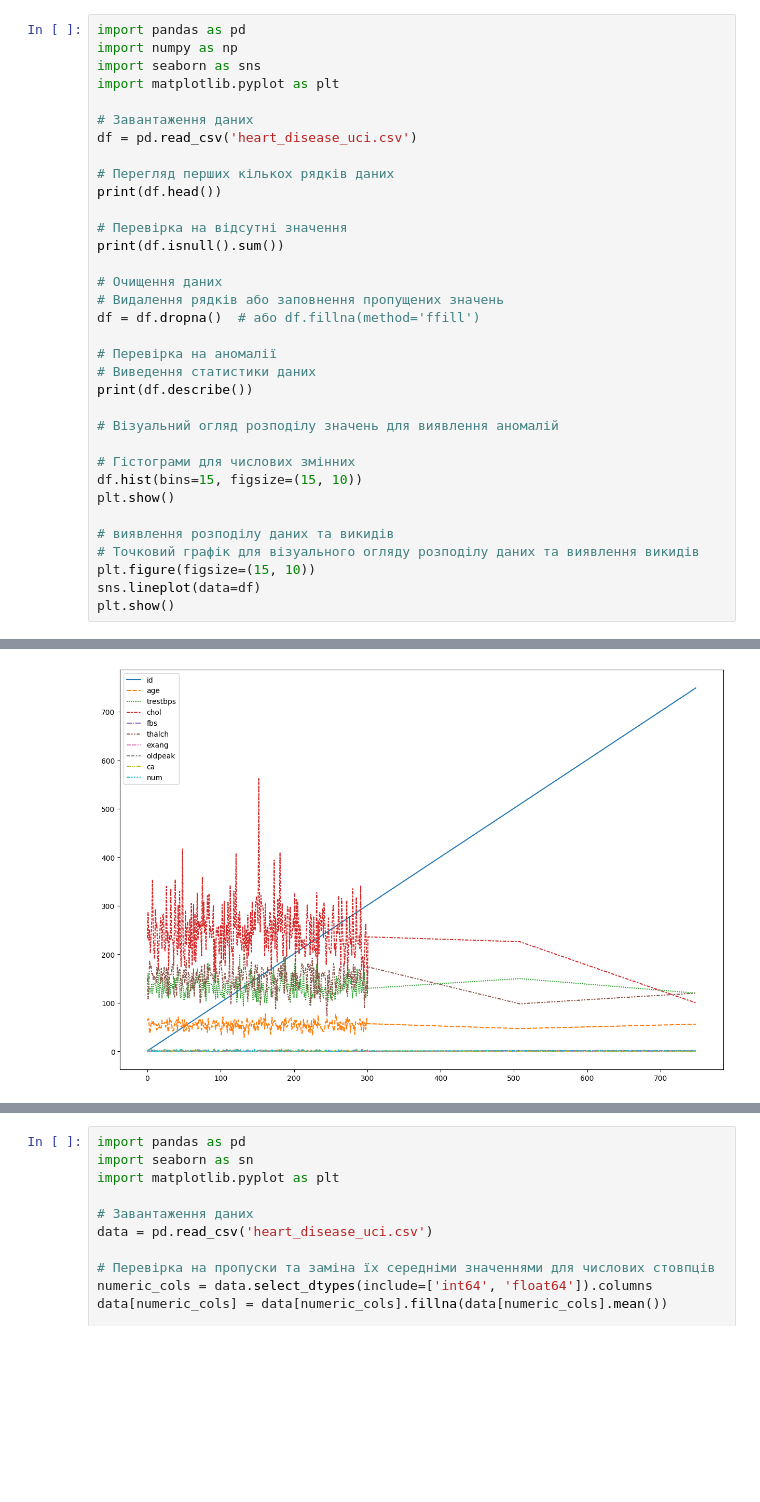
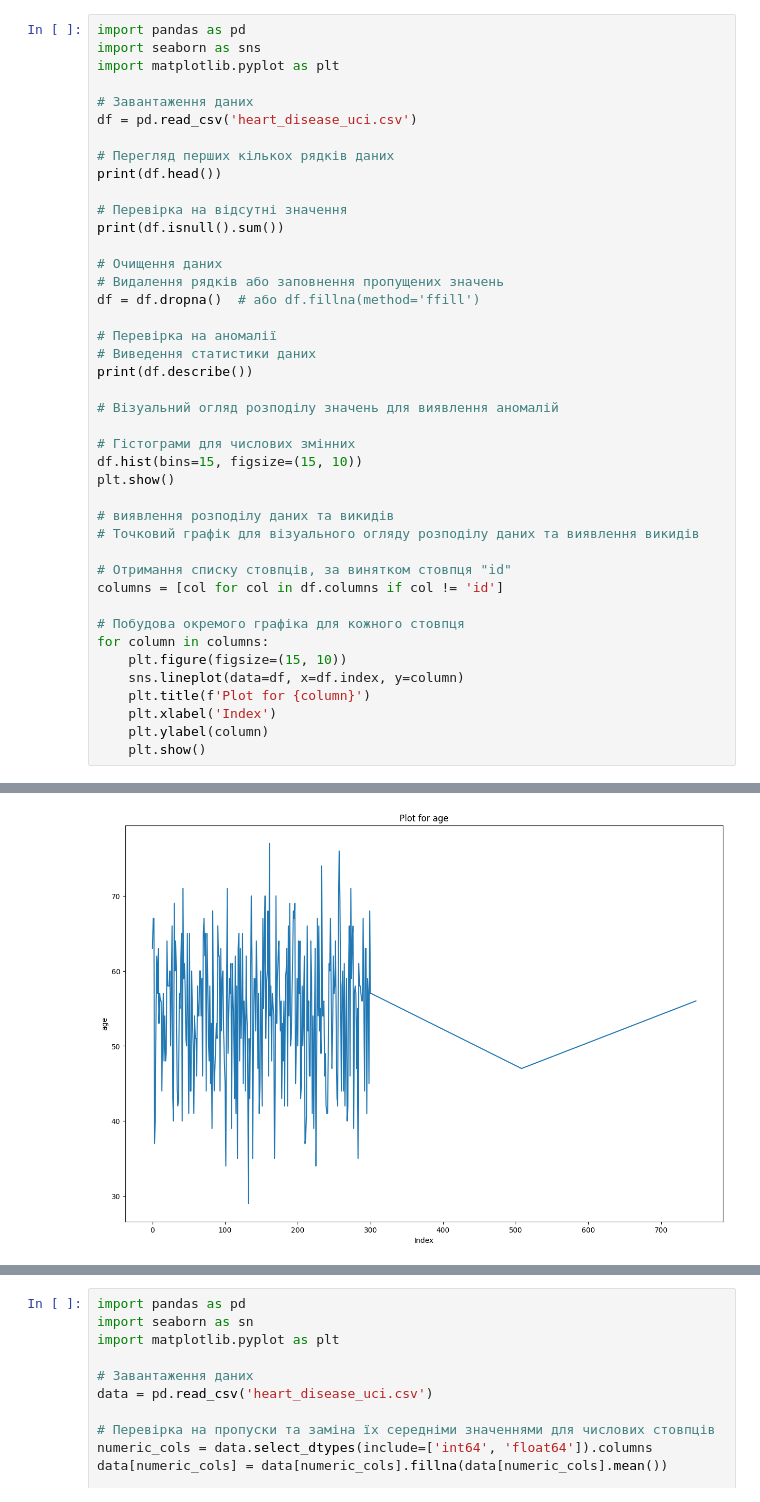
Before and after one commit to bohdanbtw/LPNU, a Jupyter notebook: Lab05/main.ipynb, the cells around one changed output, grey strips where cells are left out. Drawn from its saved outputs; the diff is of its cells as text; blank space fills up the shorter version.

```diff
--- a/Lab05/main.ipynb
+++ b/Lab05/main.ipynb
@@ -1,6 +1,5 @@
 # %%
 import pandas as pd
-import numpy as np
 import seaborn as sns
 import matplotlib.pyplot as plt
 
@@ -21,34 +20,43 @@ df = df.dropna()  # або df.fillna(method='ffill')
 # Виведення статистики даних
 print(df.describe())
 
 # Візуальний огляд розподілу значень для виявлення аномалій
 
 # Гістограми для числових змінних
 df.hist(bins=15, figsize=(15, 10))
 plt.show()
 
 # виявлення розподілу даних та викидів
 # Точковий графік для візуального огляду розподілу даних та виявлення викидів
-plt.figure(figsize=(15, 10))
-sns.lineplot(data=df)
-plt.show()
+
+# Отримання списку стовпців, за винятком стовпця "id"
+columns = [col for col in df.columns if col != 'id']
+
+# Побудова окремого графіка для кожного стовпця
+for column in columns:
+    plt.figure(figsize=(15, 10))
+    sns.lineplot(data=df, x=df.index, y=column)
+    plt.title(f'Plot for {column}')
+    plt.xlabel('Index')
+    plt.ylabel(column)
+    plt.show()
 # %% [output]
    id  age     sex    dataset               cp  trestbps   chol    fbs  \
 0   1   63    Male  Cleveland   typical angina     145.0  233.0   True
 1   2   67    Male  Cleveland     asymptomatic     160.0  286.0  False
 2   3   67    Male  Cleveland     asymptomatic     120.0  229.0  False
 3   4   37    Male  Cleveland      non-anginal     130.0  250.0  False
 4   5   41  Female  Cleveland  atypical angina     130.0  204.0  False
 
           restecg  thalch  exang  oldpeak        slope   ca  \
 0  lv hypertrophy   150.0  False      2.3  downsloping  0.0
 1  lv hypertrophy   108.0   True      1.5         flat  3.0
 2  lv hypertrophy   129.0   True      2.6         flat  2.0
 3          normal   187.0  False      3.5  downsloping  0.0
 ... (40 lines left out)
 25%      0.000000    0.000000
 50%      0.000000    0.000000
 75%      1.000000    2.000000
 max      3.000000    4.000000
 [figure]
-[figure, old version]
+[figure, new version]
```
Also changed, not shown: parts of 1 cell of this notebook.
